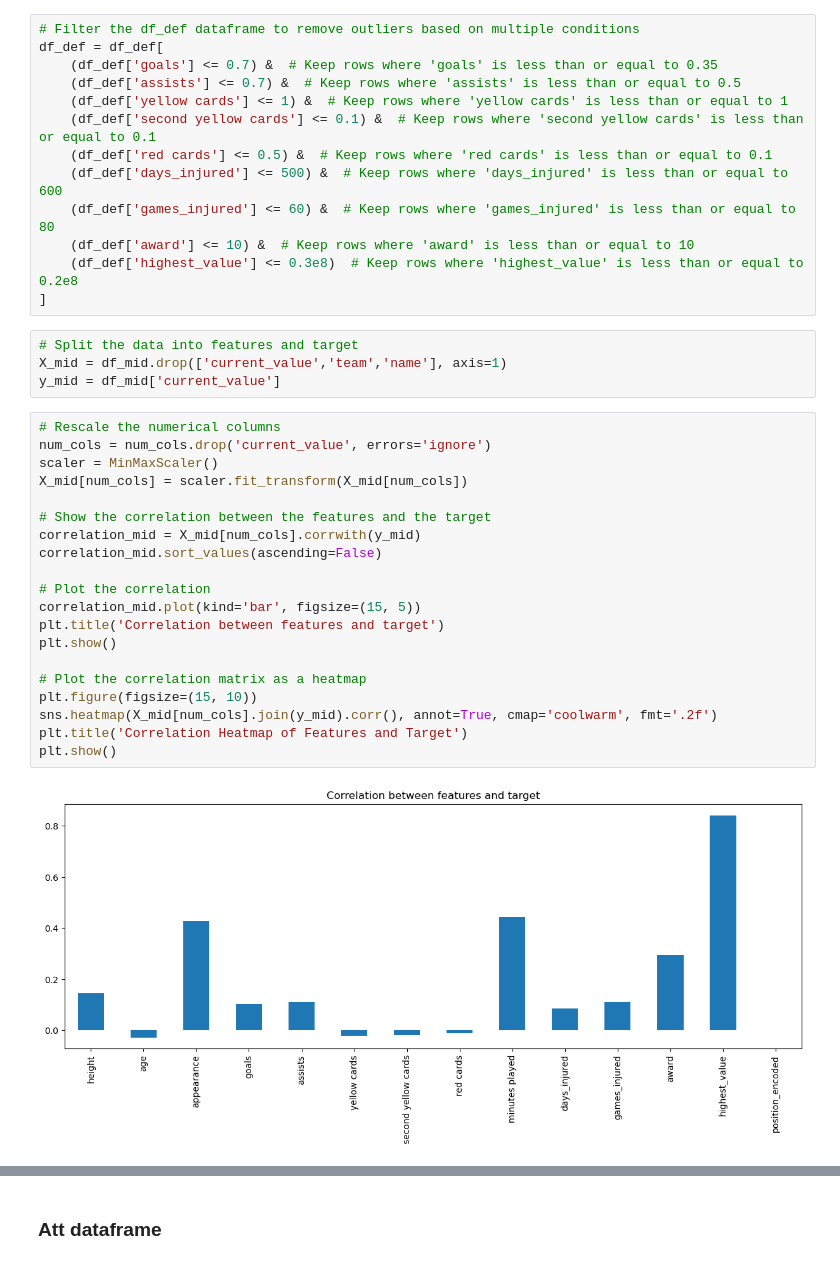
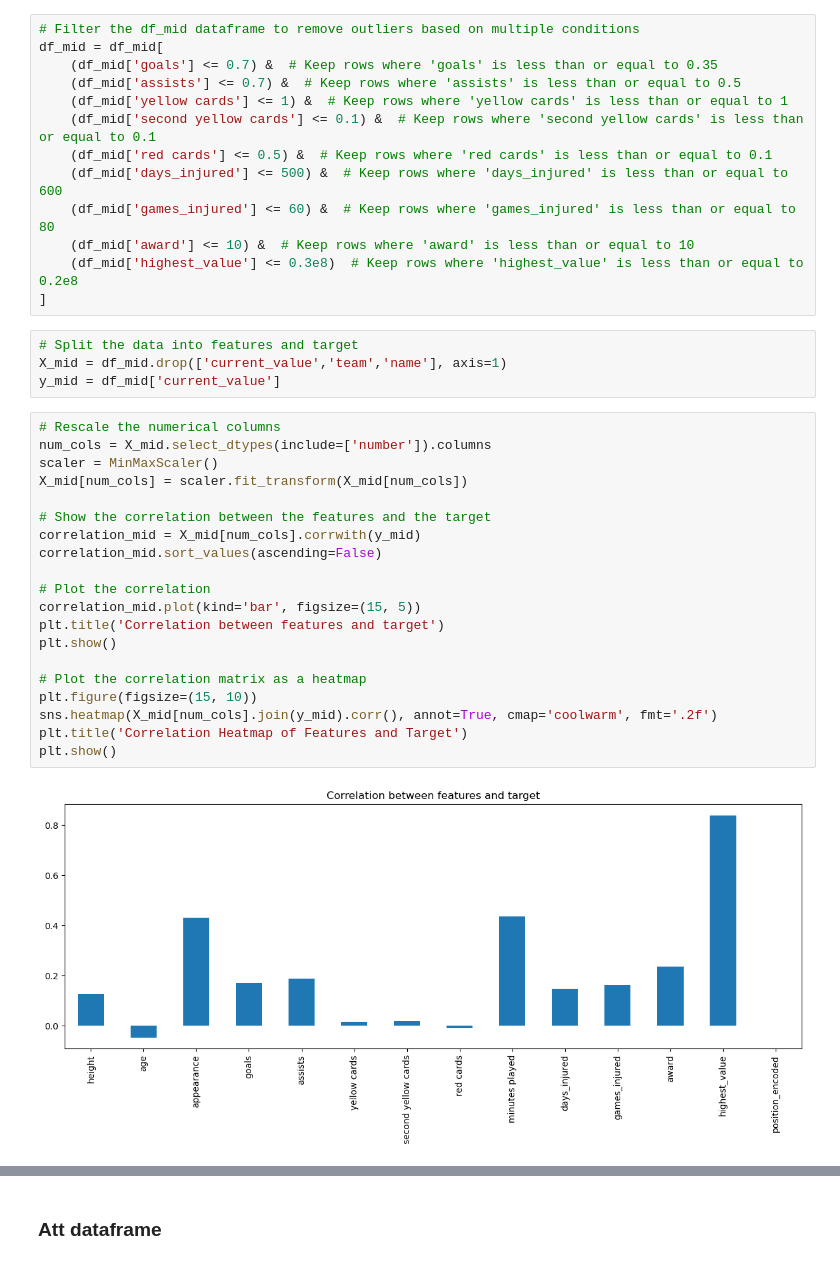
Before and after one commit to Tuwaiq-DS-ML-bootcamp-V-8/Usecase-7, a Jupyter notebook: Use_case_7.ipynb, the cells around one changed output, grey strips where cells are left out. Drawn from its saved outputs; the diff is of its cells as text.

```diff
--- a/Use_case_7.ipynb
+++ b/Use_case_7.ipynb
@@ -870,17 +905,17 @@ max         6.000000
 Name: yellow cards, dtype: float64
 ... (18 outputs left out)
 # %%
-# Filter the df_def dataframe to remove outliers based on multiple conditions
-df_def = df_def[
-    (df_def['goals'] <= 0.7) &  # Keep rows where 'goals' is less than or equal to 0.35
-    (df_def['assists'] <= 0.7) &  # Keep rows where 'assists' is less than or equal to 0.5
-    (df_def['yellow cards'] <= 1) &  # Keep rows where 'yellow cards' is less than or equal to 1
-    (df_def['second yellow cards'] <= 0.1) &  # Keep rows where 'second yellow cards' is less than or equal to 0.1
-    (df_def['red cards'] <= 0.5) &  # Keep rows where 'red cards' is less than or equal to 0.1
-    (df_def['days_injured'] <= 500) &  # Keep rows where 'days_injured' is less than or equal to 600
-    (df_def['games_injured'] <= 60) &  # Keep rows where 'games_injured' is less than or equal to 80
-    (df_def['award'] <= 10) &  # Keep rows where 'award' is less than or equal to 10
-    (df_def['highest_value'] <= 0.3e8)  # Keep rows where 'highest_value' is less than or equal to 0.2e8
+# Filter the df_mid dataframe to remove outliers based on multiple conditions
+df_mid = df_mid[
+    (df_mid['goals'] <= 0.7) &  # Keep rows where 'goals' is less than or equal to 0.35
+    (df_mid['assists'] <= 0.7) &  # Keep rows where 'assists' is less than or equal to 0.5
+    (df_mid['yellow cards'] <= 1) &  # Keep rows where 'yellow cards' is less than or equal to 1
+    (df_mid['second yellow cards'] <= 0.1) &  # Keep rows where 'second yellow cards' is less than or equal to 0.1
+    (df_mid['red cards'] <= 0.5) &  # Keep rows where 'red cards' is less than or equal to 0.1
+    (df_mid['days_injured'] <= 500) &  # Keep rows where 'days_injured' is less than or equal to 600
+    (df_mid['games_injured'] <= 60) &  # Keep rows where 'games_injured' is less than or equal to 80
+    (df_mid['award'] <= 10) &  # Keep rows where 'award' is less than or equal to 10
+    (df_mid['highest_value'] <= 0.3e8)  # Keep rows where 'highest_value' is less than or equal to 0.2e8
 ]
 # %%
 # Split the data into features and target
@@ -888,23 +923,23 @@ X_mid = df_mid.drop(['current_value','team','name'], axis=1)
 y_mid = df_mid['current_value']
 # %%
 # Rescale the numerical columns
-num_cols = num_cols.drop('current_value', errors='ignore')
+num_cols = X_mid.select_dtypes(include=['number']).columns
 scaler = MinMaxScaler()
 X_mid[num_cols] = scaler.fit_transform(X_mid[num_cols])
 
 # Show the correlation between the features and the target
 correlation_mid = X_mid[num_cols].corrwith(y_mid)
 correlation_mid.sort_values(ascending=False)
 
 # Plot the correlation
 correlation_mid.plot(kind='bar', figsize=(15, 5))
 plt.title('Correlation between features and target')
 plt.show()
 
 # Plot the correlation matrix as a heatmap
 plt.figure(figsize=(15, 10))
 sns.heatmap(X_mid[num_cols].join(y_mid).corr(), annot=True, cmap='coolwarm', fmt='.2f')
 plt.title('Correlation Heatmap of Features and Target')
 plt.show()
 # %% [output]
-[figure, old version]
+[figure, new version]
```
Also changed, not shown: parts of 40 cells of this notebook.
